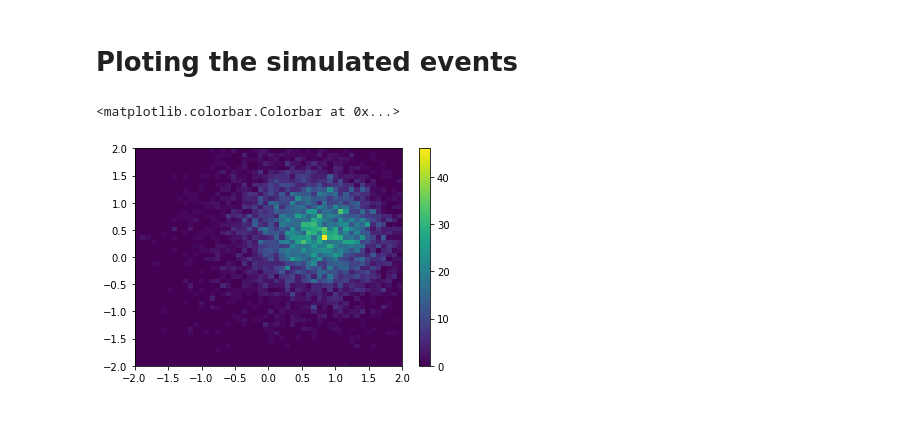
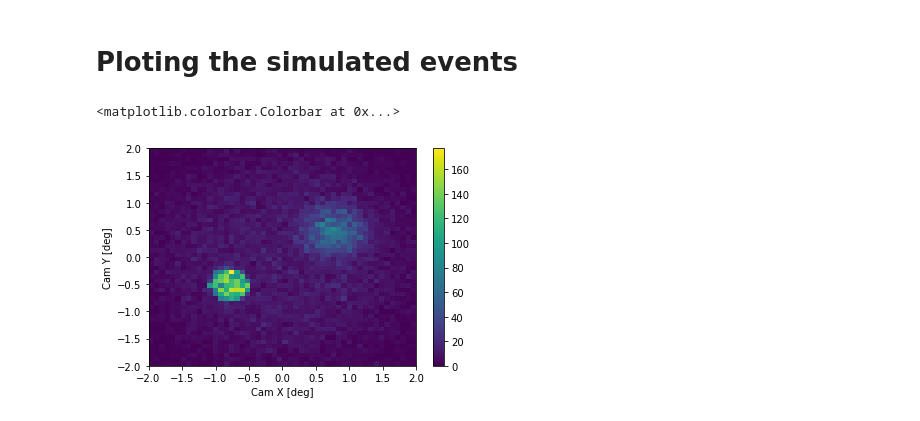
Before and after one commit to cta-observatory/srcsim, a Jupyter notebook: notebooks/data-run-testing.ipynb, the cells around one changed output. Cells and saved outputs as stored; diff of their text form; code cells hidden in the pictures.

Commit message:
Extended example to demonstrate the simulation of multiple sources.

```diff
--- a/notebooks/data-run-testing.ipynb
+++ b/notebooks/data-run-testing.ipynb
@@ -39,7 +39,7 @@ MCCollection instance
 # %% [markdown]
 ### Source
 # %%
-src = srcgen(cfg['source'])
-src
+srcs = srcgen(cfg['sources'])
+srcs
 # %% [output]
 GaussSource instance
@@ -77,11 +91,15 @@ DataRun instance
 # %% [markdown]
 ### Simulation...
 # %%
-events = run.predict(
-    mc,
-    src,
-    tel_pos_tolerance=180*u.deg
-)
+evt = [
+    run.predict(
+        mc,
+        src,
+        tel_pos_tolerance=180*u.deg
+    )
+    for src in srcs
+]
+events = pd.concat(evt)
 # %% [output]
 A value is trying to be set on a copy of a slice from a DataFrame.
 Try using .loc[row_indexer,col_indexer] = value instead
@@ -93,4 +111,4 @@ See the caveats in the documentation: https://pandas.pydata.org/pandas-docs/stab
 # %%
 lst_focal_length = 29.5 * u.m
 cam2angle = 1 * u.rad / lst_focal_length
-cam_x, cam_y = events[['reco_src_x', 'reco_src_y']].to_numpy().transpose() * u.m * cam2angle
+cam_x, cam_y = events[['src_x', 'src_y']].to_numpy().transpose() * u.m * cam2angle
@@ -97,14 +135,16 @@ cam_x, cam_y = events[['reco_src_x', 'reco_src_y']].to_numpy().transpose() * u.m
 # %%
+pyplot.xlabel('Cam X [deg]')
+pyplot.ylabel('Cam Y [deg]')
 pyplot.hist2d(
     cam_x.to('deg').value,
     cam_y.to('deg').value,
     range=(
         (-2, 2),
         (-2, 2)
     ),
     bins=50
 );
 pyplot.colorbar()
 # %% [output]
 <matplotlib.colorbar.Colorbar at 0x...>
-[figure, old version]
+[figure, new version]
```
Also changed, not shown: parts of 5 cells of this notebook, 1 other file.
